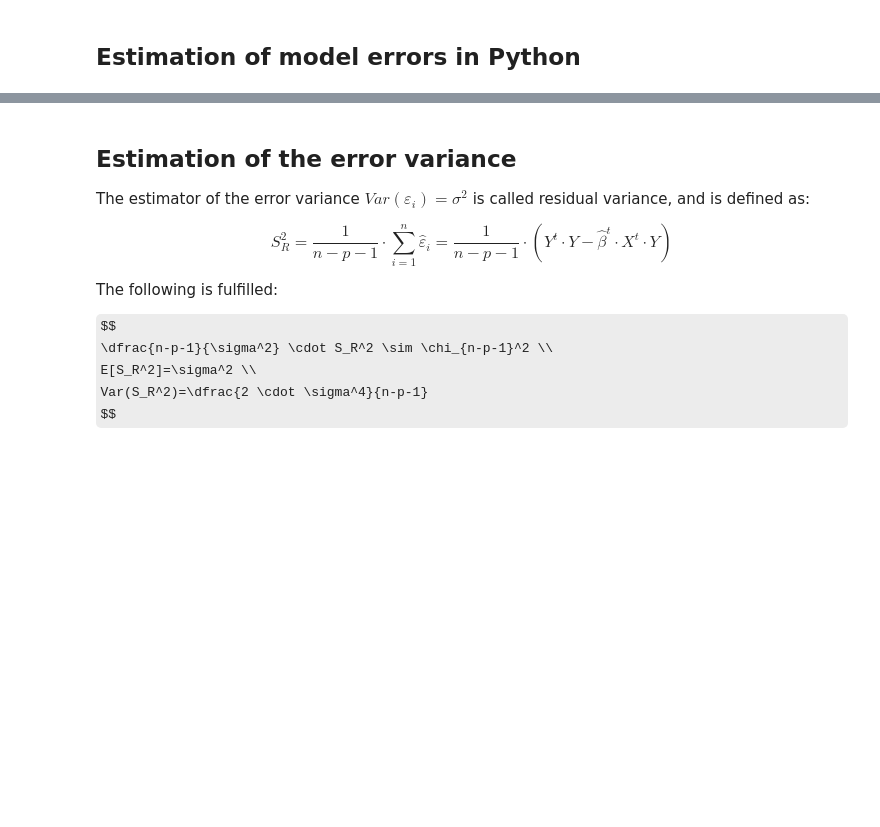
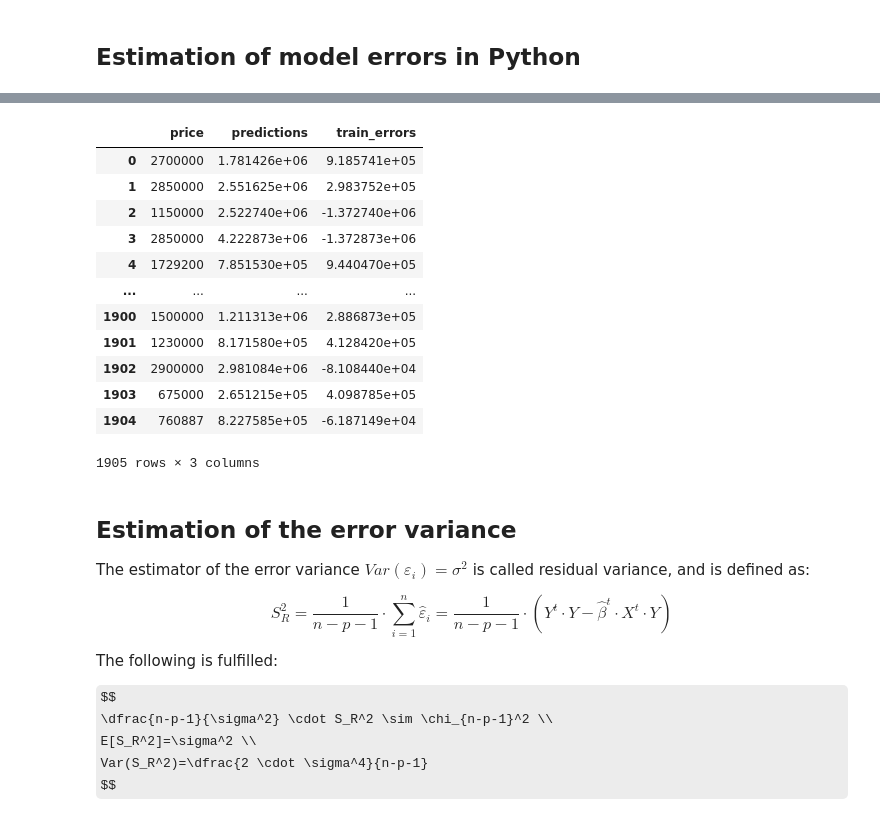
Before and after one commit to FabioScielzoOrtiz/Estadistica4all-blog, a Jupyter notebook: Linear Regression in Python and R/Linear Regression in Python and R.ipynb, the cells around one changed output, grey strips where cells are left out. Cells and saved outputs as stored; diff of their text form; code cells hidden in the pictures; some formulas as TeX source; blank space fills up the shorter version.

```diff
--- a/Linear Regression in Python and R/Linear Regression in Python and R.ipynb
+++ b/Linear Regression in Python and R/Linear Regression in Python and R.ipynb
@@ -1020,3 +1021,6 @@ model errors:
 15 2089999          1841128.          248871.
 # %% [markdown]
 ## Estimation of model errors in Python
+# %%
+predictions = pd.DataFrame( {'predictions': model_Python_1.predict(X)} )
+predictions
@@ -1022,0 +1057,3 @@ model errors:
+# %%
+price = pd.DataFrame( {'price': data_Python['price'] } )
+price
@@ -1022,0 +1090,3 @@ model errors:
+# %%
+df_predictions_Python = pd.concat([price, predictions], axis=1)
+df_predictions_Python
@@ -1023,3 +1109,21 @@ model errors:
+# %%
+df_predictions_Python = df_predictions_Python >> mutate(train_errors = X.price - X.predictions)
+
+df_predictions_Python
+# %% [output]
+|  | price | predictions | train_errors |
+| 0 | 2700000 | 1.781426e+06 | 9.185741e+05 |
+| 1 | 2850000 | 2.551625e+06 | 2.983752e+05 |
+| 2 | 1150000 | 2.522740e+06 | -1.372740e+06 |
+| 3 | 2850000 | 4.222873e+06 | -1.372873e+06 |
+| 4 | 1729200 | 7.851530e+05 | 9.440470e+05 |
+| ... | ... | ... | ... |
+| 1900 | 1500000 | 1.211313e+06 | 2.886873e+05 |
+| 1901 | 1230000 | 8.171580e+05 | 4.128420e+05 |
+| 1902 | 2900000 | 2.981084e+06 | -8.108440e+04 |
+| 1903 | 675000 | 2.651215e+05 | 4.098785e+05 |
+| 1904 | 760887 | 8.227585e+05 | -6.187149e+04 |
+1905 rows × 3 columns
 # %% [markdown]
 ## Estimation of the error variance
 
```
Also changed, not shown: parts of 20 cells of this notebook.
